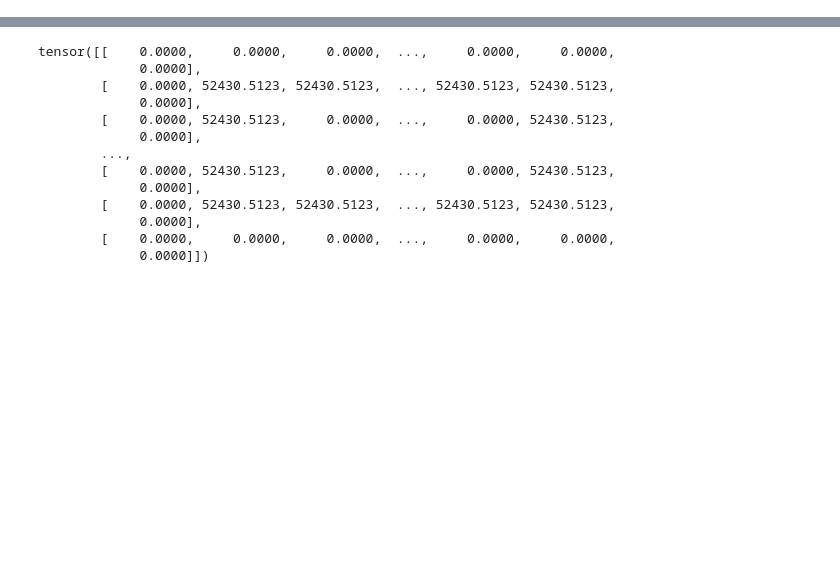
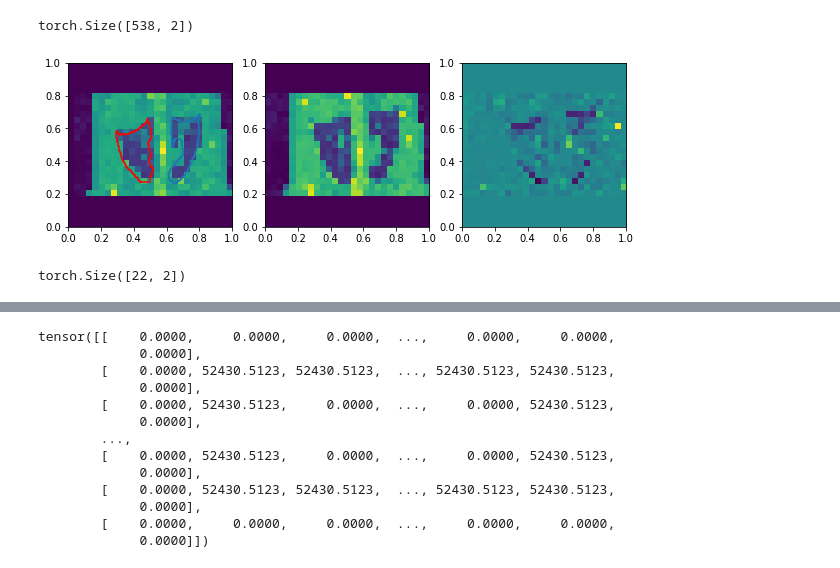
Before and after one commit to bgris/implicitmodules, a Jupyter notebook: script/torch/ImageMatching_Multishape.ipynb, the cells around one changed output, grey strips where cells are left out. Saved outputs shown, nothing was run; the diff lists cells and outputs as text; code cells hidden in the pictures; blank space fills up the shorter version.

```diff
--- a/script/torch/ImageMatching_Multishape.ipynb
+++ b/script/torch/ImageMatching_Multishape.ipynb
@@ -33,5 +49,5 @@ boundary1 = torch.tensor(loadtxt('boundary1.csv', delimiter=','))
 def rgb2gray(rgb):
     return np.dot(rgb[...,:3], [0.2989, 0.5870, 0.1140])
 
-source = torch.tensor(rgb2gray(source))
-target = torch.tensor(rgb2gray(target))
+source_tot = torch.tensor(rgb2gray(source))
+target_tot = torch.tensor(rgb2gray(target))
@@ -91,0 +62,4 @@ compound_man = dm.MultiShape.MultishapeCompoundManifold.MultishapeCompoundManifo
+# %%
+# cropping the target so source and target are of the same size
+target_tot = target_tot[2:-2, 4:-4]
+target_tot.shape
@@ -91,0 +68,4 @@ compound_man = dm.MultiShape.MultishapeCompoundManifold.MultishapeCompoundManifo
+# %%
+step=15
+source = source_tot[::step, ::step]
+target = target_tot[::step, ::step]
@@ -91,0 +95,29 @@ compound_man = dm.MultiShape.MultishapeCompoundManifold.MultishapeCompoundManifo
+# %%
+boundary0_pts = dm.Utilities.pixels2points(boundary0_pix, source_deformable_tot.shape, source_deformable_tot.extent)
+boundary1_pts = dm.Utilities.pixels2points(boundary1_pix, source_deformable_tot.shape, source_deformable_tot.extent)
+
+boundary0_pts = torch.load(path_image + 'curve_boundary0')
+boundary1_pts = torch.load(path_image + 'curve_boundary1')
+# %%
+boundary0_pts.shape
+# %% [output]
+torch.Size([538, 2])
+# %%
+plt.figure(figsize=(10,10))
+
+plt.subplot(1, 3, 1)
+plt.imshow(source_deformable.geometry[0], origin='lower', extent=source_deformable.extent.totuple())
+plt.plot(boundary0_pts[:,0], boundary0_pts[:,1], '-r')
+plt.plot(boundary1_pts[:,0], boundary1_pts[:,1], '-')
+
+
+plt.subplot(1, 3, 2)
+plt.imshow(target_deformable.geometry[0], origin='lower', extent=source_deformable.extent.totuple())
+
+plt.subplot(1, 3, 3)
+plt.imshow(target_deformable.geometry[0]-source_deformable.geometry[0], origin='lower', extent=source_deformable.extent.totuple())
+
+
+plt.show()
+# %% [output]
+[figure, added]
@@ -91,0 +136,6 @@ compound_man = dm.MultiShape.MultishapeCompoundManifold.MultishapeCompoundManifo
+# %%
+boundary0 = dm.MultiShape.Boundary(copy.copy(boundary0_pts[::25]))
+boundary1 = dm.MultiShape.Boundary(copy.copy(boundary1_pts[::25]))
+boundary0.geometry[0].shape
+# %% [output]
+torch.Size([22, 2])
```
Also changed, not shown: parts of 100 cells of this notebook.
